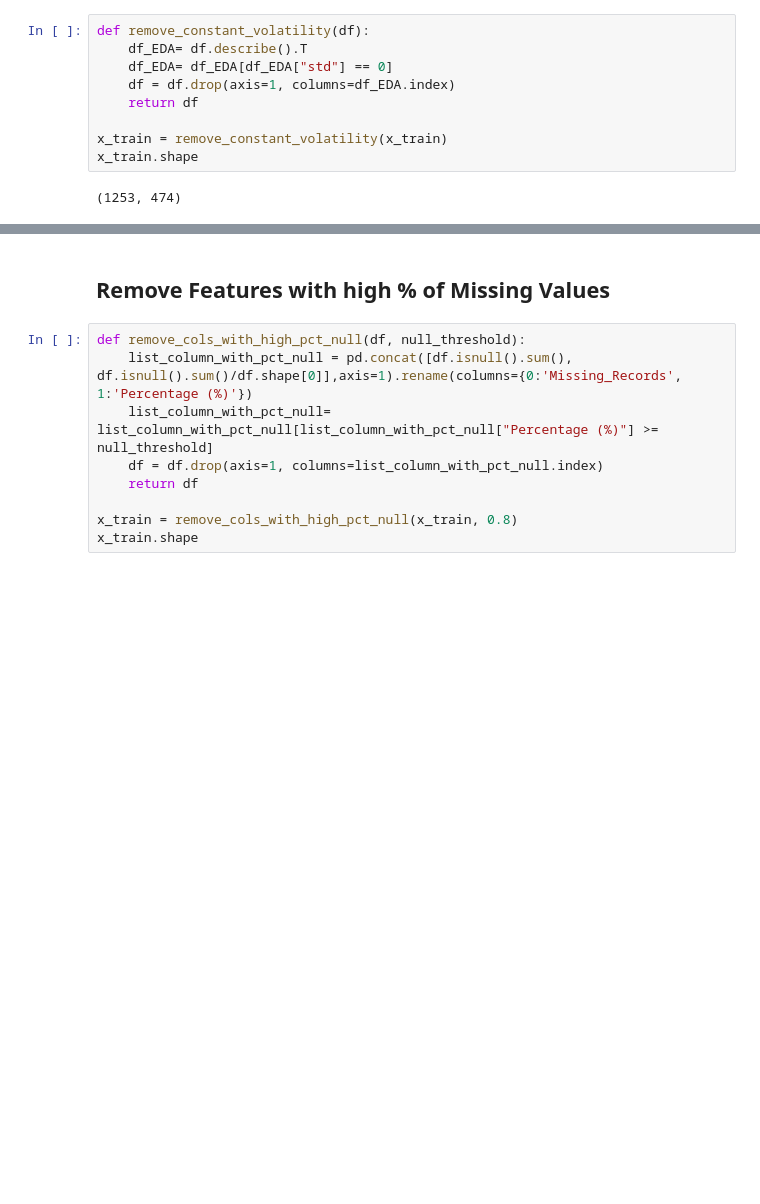
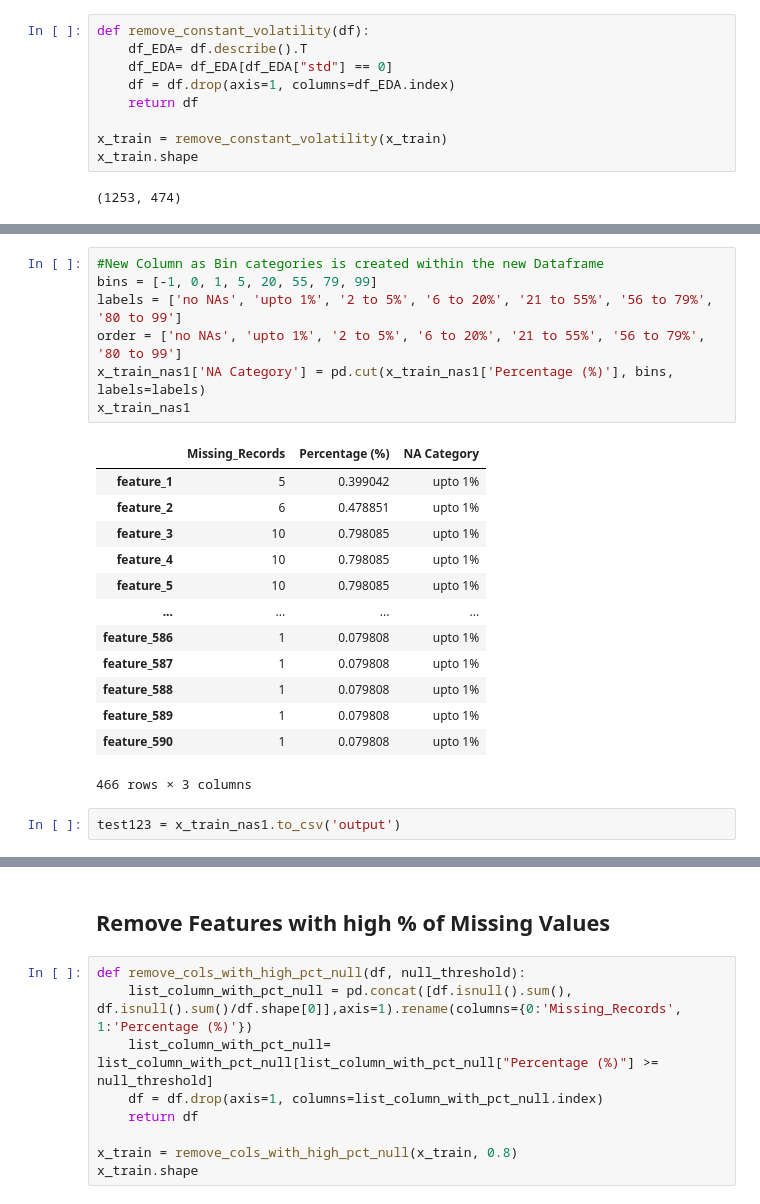
Before and after one commit to hinatanvir/Fault-Detection-SECOM, a Jupyter notebook: aras&deep/outliers_missing_presentation.ipynb, the cells around one changed output, grey strips where cells are left out. Cells and saved outputs as stored; diff of their text form; blank space fills up the shorter version.

```diff
--- a/aras&deep/outliers_missing_presentation.ipynb
+++ b/aras&deep/outliers_missing_presentation.ipynb
@@ -117,0 +126,23 @@ x_train.shape
+# %%
+#New Column as Bin categories is created within the new Dataframe
+bins = [-1, 0, 1, 5, 20, 55, 79, 99]
+labels = ['no NAs', 'upto 1%', '2 to 5%', '6 to 20%', '21 to 55%', '56 to 79%', '80 to 99']
+order = ['no NAs', 'upto 1%', '2 to 5%', '6 to 20%', '21 to 55%', '56 to 79%', '80 to 99']
+x_train_nas1['NA Category'] = pd.cut(x_train_nas1['Percentage (%)'], bins, labels=labels)
+x_train_nas1
+# %% [output]
+|  | Missing_Records | Percentage (%) | NA Category |
+| feature_1 | 5 | 0.399042 | upto 1% |
+| feature_2 | 6 | 0.478851 | upto 1% |
+| feature_3 | 10 | 0.798085 | upto 1% |
+| feature_4 | 10 | 0.798085 | upto 1% |
+| feature_5 | 10 | 0.798085 | upto 1% |
+| ... | ... | ... | ... |
+| feature_586 | 1 | 0.079808 | upto 1% |
+| feature_587 | 1 | 0.079808 | upto 1% |
+| feature_588 | 1 | 0.079808 | upto 1% |
+| feature_589 | 1 | 0.079808 | upto 1% |
+| feature_590 | 1 | 0.079808 | upto 1% |
+466 rows × 3 columns
+# %%
+test123 = x_train_nas1.to_csv('output')
```
Also changed, not shown: parts of 10 cells of this notebook, 3 other files.
